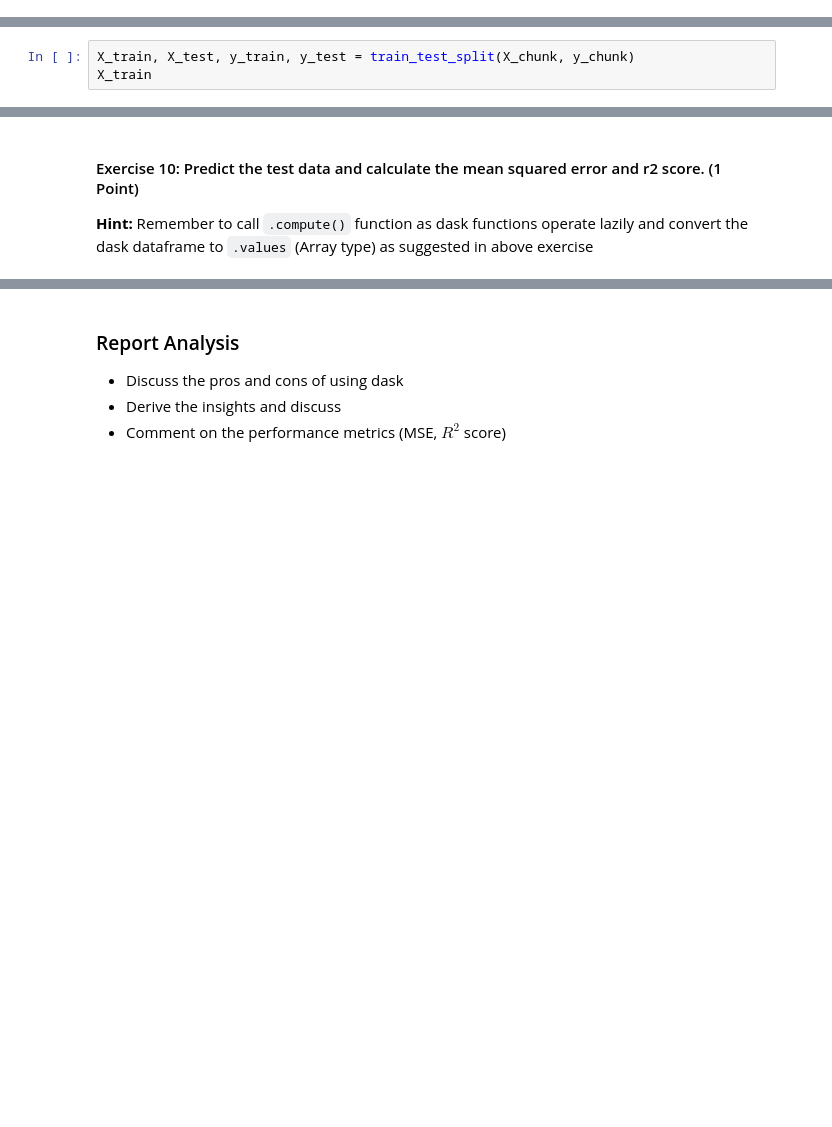
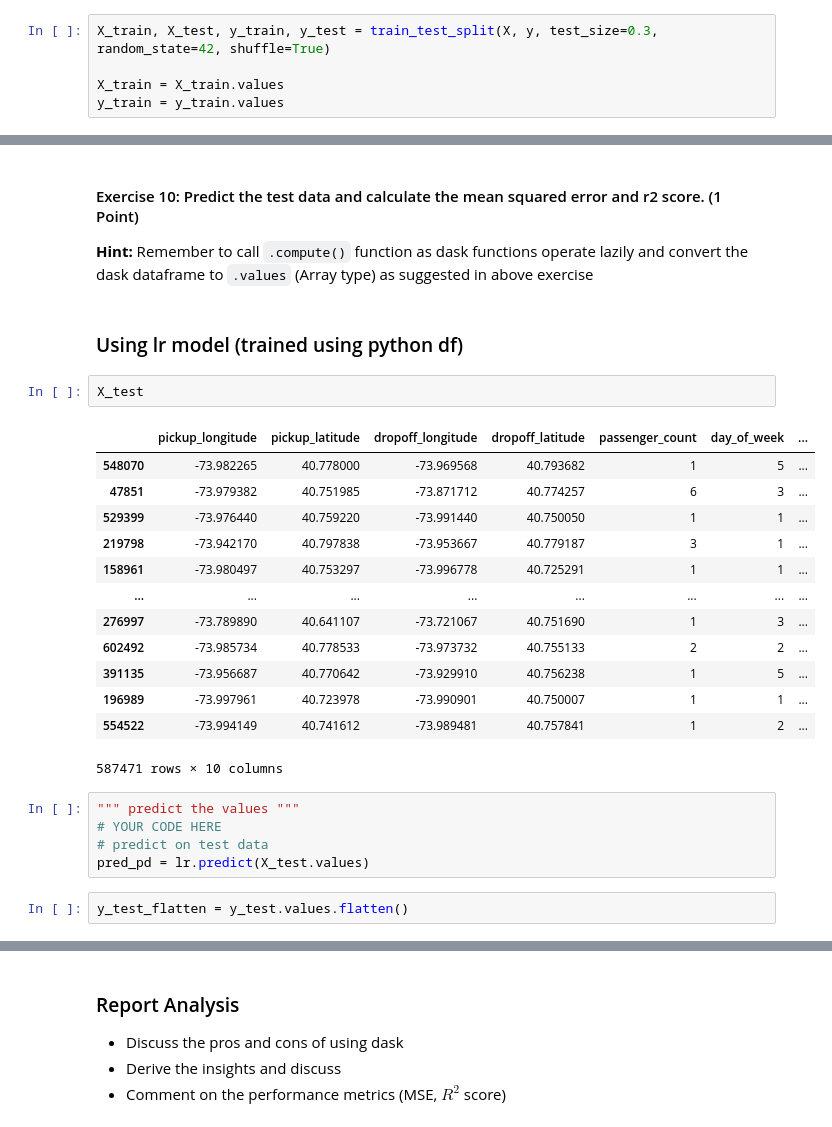
Before and after one commit to surabhi13gupta/CDS, a Jupyter notebook: Module 5/MP2/Surabhi_M5_NB_MiniProject_02_Fare_Amount_Prediction_Using_Dask.ipynb, the cells around one changed output, grey strips where cells are left out. Cells and saved outputs as stored; diff of their text form; blank space fills up the shorter version.

Commit message:
Completed all exercises including modelling and prediction

```diff
--- a/Module 5/MP2/Surabhi_M5_NB_MiniProject_02_Fare_Amount_Prediction_Using_Dask.ipynb
+++ b/Module 5/MP2/Surabhi_M5_NB_MiniProject_02_Fare_Amount_Prediction_Using_Dask.ipynb
@@ -1228,0 +1209,5 @@ metrics_df.loc[len(metrics_df.index)] = ['Creating feature and target variables'
+# %%
+X_train, X_test, y_train, y_test = train_test_split(X, y, test_size=0.3, random_state=42, shuffle=True)
+
+X_train = X_train.values
+y_train = y_train.values
@@ -1243,3 +1246,0 @@ X_chunk.visualize()
-# %%
-X_train, X_test, y_train, y_test = train_test_split(X_chunk, y_chunk)
-X_train
@@ -1300,3 +1313,28 @@ WARNING:distributed.scheduler:Removing worker 'tcp://127.0.0.1:43919' caused the
 #### Exercise 10: Predict the test data and calculate the mean squared error and r2 score. (1 Point)
 
 **Hint:** Remember to call `.compute()` function as dask functions operate lazily and convert the dask dataframe to `.values` (Array type) as suggested in above exercise
+# %% [markdown]
+### Using lr model (trained using python df)
+# %%
+X_test
+# %% [output]
+|  | pickup_longitude | pickup_latitude | dropoff_longitude | dropoff_latitude | passenger_count | day_of_week | ... |
+| 548070 | -73.982265 | 40.778000 | -73.969568 | 40.793682 | 1 | 5 | ... |
+| 47851 | -73.979382 | 40.751985 | -73.871712 | 40.774257 | 6 | 3 | ... |
+| 529399 | -73.976440 | 40.759220 | -73.991440 | 40.750050 | 1 | 1 | ... |
+| 219798 | -73.942170 | 40.797838 | -73.953667 | 40.779187 | 3 | 1 | ... |
+| 158961 | -73.980497 | 40.753297 | -73.996778 | 40.725291 | 1 | 1 | ... |
+| ... | ... | ... | ... | ... | ... | ... | ... |
+| 276997 | -73.789890 | 40.641107 | -73.721067 | 40.751690 | 1 | 3 | ... |
+| 602492 | -73.985734 | 40.778533 | -73.973732 | 40.755133 | 2 | 2 | ... |
+| 391135 | -73.956687 | 40.770642 | -73.929910 | 40.756238 | 1 | 5 | ... |
+| 196989 | -73.997961 | 40.723978 | -73.990901 | 40.750007 | 1 | 1 | ... |
+| 554522 | -73.994149 | 40.741612 | -73.989481 | 40.757841 | 1 | 2 | ... |
+587471 rows × 10 columns
+# %%
+""" predict the values """
+# YOUR CODE HERE
+# predict on test data
+pred_pd = lr.predict(X_test.values)
+# %%
+y_test_flatten = y_test.values.flatten()
```
Also changed, not shown: parts of 44 cells of this notebook.
